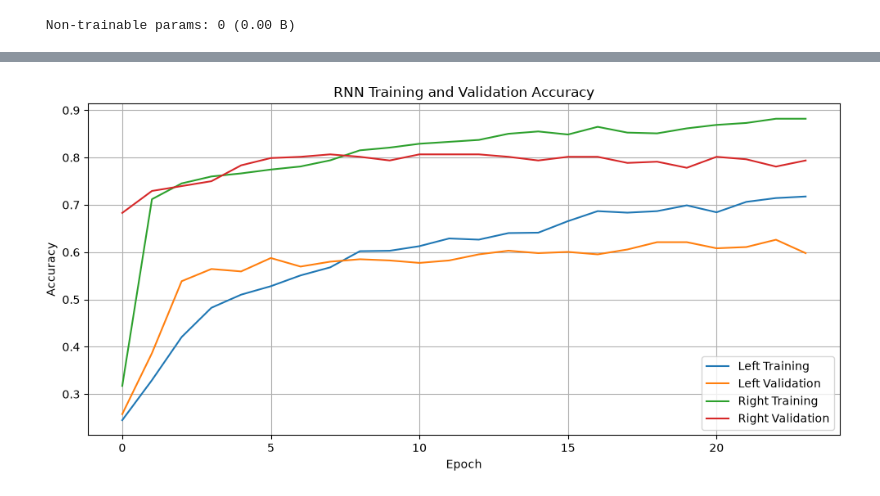
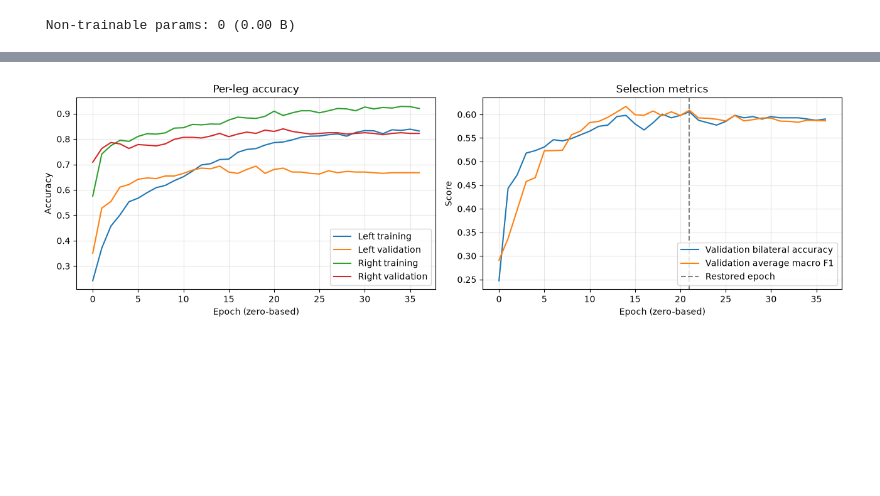
Before and after one commit to LeenGhazi/FES-Exoskeleton-Project, a Jupyter notebook: Data Analysis 1 - Sara/RNN_LSTM_Classifier.ipynb, the cells around one changed output, grey strips where cells are left out. Saved outputs shown, nothing was run; the diff lists cells and outputs as text; code cells hidden in the pictures; blank space fills up the shorter version.

```diff
--- a/Data Analysis 1 - Sara/RNN_LSTM_Classifier.ipynb
+++ b/Data Analysis 1 - Sara/RNN_LSTM_Classifier.ipynb
@@ -372,3 +477,18 @@ Recordings: 26
 | 23 | walking_z3 | 67 | 67 |
 | 24 | walking_z4 | 69 | 69 |
 | 25 | walking_z5 | 65 | 65 |
+# %%
+label_scale_report = pd.DataFrame(label_scale_rows)
+print("95th-percentile tilt deviations used to create each recording's labels:")
+display(label_scale_report)
+
+print("Range of label scales across trials of each movement:")
+display(label_scale_report.groupby("movement")[["tilt_p95_L_deg", "tilt_p95_R_deg"]]
+        .agg(["min", "max"]))
+
+print("Window label purity (1 means every valid sample has the modal state):")
+display(data.groupby("movement")[["label_purity_L", "label_purity_R"]].mean())
+for side in ["L", "R"]:
+    print(f"{side}: {(data[f'label_purity_{side}'] < 0.6).mean():.1%} of windows "
+          "have less than 60% agreement with their assigned label")
+label_scale_report.to_csv(RESULTS_DIR / "label_scales.csv", index=False)
@@ -797,37 +1007,24 @@ Selected configuration: {'units': 32, 'dropout': 0.3}
 # %%
 history = best_history
-
-plt.figure(figsize=(10, 5))
-
-plt.plot(
-    history.history["left_state_accuracy"],
-    label="Left Training"
-)
-
-plt.plot(
-    history.history["val_left_state_accuracy"],
-    label="Left Validation"
-)
-
-plt.plot(
-    history.history["right_state_accuracy"],
-    label="Right Training"
-)
-
-plt.plot(
-    history.history["val_right_state_accuracy"],
-    label="Right Validation"
-)
-
-plt.xlabel("Epoch")
-plt.ylabel("Accuracy")
-plt.title("RNN Training and Validation Accuracy")
-plt.legend()
-plt.grid(True)
+fig, axes = plt.subplots(1, 2, figsize=(13, 4))
+for name, label in [("left_state_accuracy", "Left training"),
+                    ("val_left_state_accuracy", "Left validation"),
+                    ("right_state_accuracy", "Right training"),
+                    ("val_right_state_accuracy", "Right validation")]:
+    axes[0].plot(history.history[name], label=label)
+axes[0].set(title="Per-leg accuracy", xlabel="Epoch (zero-based)", ylabel="Accuracy")
+axes[1].plot(history.history["val_bilateral_accuracy"], label="Validation bilateral accuracy")
+axes[1].plot(history.history["val_macro_f1"], label="Validation average macro F1")
+chosen_epoch = int(np.argmax(history.history[f"val_{SELECTION_METRIC}"]))
+axes[1].axvline(chosen_epoch, color="grey", linestyle="--", label="Restored epoch")
+axes[1].set(title="Selection metrics", xlabel="Epoch (zero-based)", ylabel="Score")
+for ax in axes:
+    ax.legend()
+    ax.grid(True, alpha=0.3)
 plt.tight_layout()
 plt.show()
 # %% [output]
-[figure, old version]
+[figure, new version]
 # %%
 prob_L, prob_R = rnn_model.predict(
     X_test_seq,
```
Also changed, not shown: parts of 22 cells of this notebook, 11 other files.
